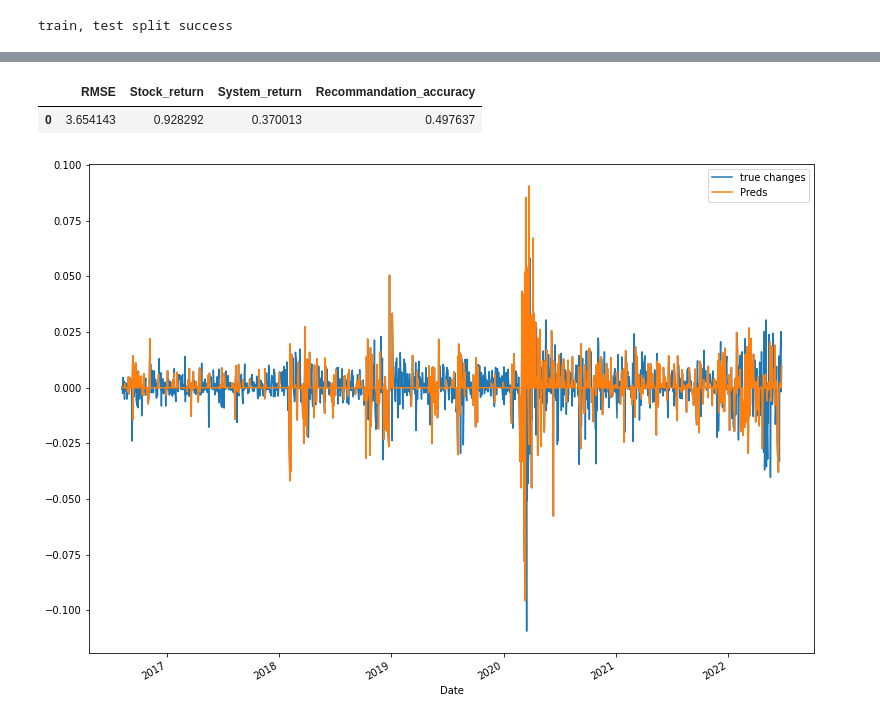
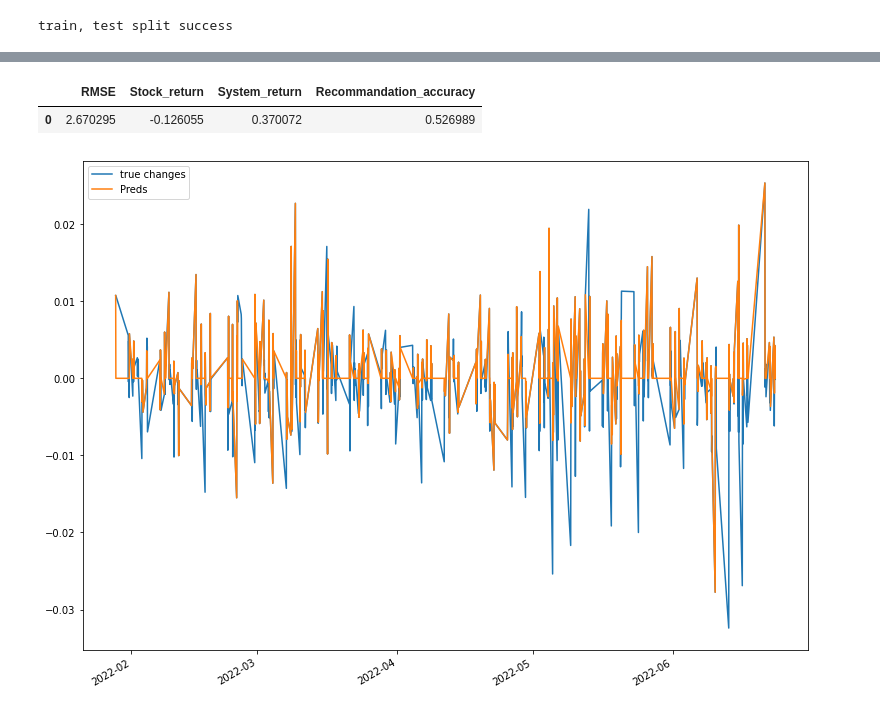
Before and after one commit to chriquidov/ITC-StockMarketPredictions, a Jupyter notebook: Exp_model_short_money_class.ipynb, the cells around one changed output, grey strips where cells are left out. Saved outputs shown, nothing was run; the diff lists cells and outputs as text; code cells hidden in the pictures.

Commit message:
Exp and average model

```diff
--- a/Exp_model_short_money_class.ipynb
+++ b/Exp_model_short_money_class.ipynb
@@ -14,13 +15,14 @@ import warnings
 warnings.filterwarnings('ignore')
 # %%
 class StockPrediction():
-    def __init__(self,stock_symbol="SPY",interval='1d'):
+    def __init__(self,stock_symbol="SPY",interval='1d',period='max'):
         """Initializes the class, creates the following arguments:
         stock_symbol: Ticker
         interval: period between any sample in the data
         df: downloaded data
 
         """
+        self.period=period
         self.stock_symbol = stock_symbol
         self.interval = interval
         self.df = self.download_ticker(self.stock_symbol,self.interval)
@@ -45,13 +47,14 @@ class StockPrediction():
             returned_cols: (list) default is Adj Close
             interval: one of 1m,2m,5m,15m,30m,60m,90m,1h,1d,5d,1wk,1mo,3mo, default is 1d
             returns: df with ticker data index is timeseries"""
-        return yf.download(ticker, interval=interval)
+        return yf.download(ticker, interval=interval,period=self.period)
 
     def train_test_split(self, col="Adj Close",diff=0, pct_change=False, train_size=.99):
         """Splits dataframe into train and test according to train_size"""
         self.d = diff
         self.original_price = col
         ind_split=int(np.floor(len(self.df.index)*train_size))
+        self.ind_split=ind_split
         # Train
         self.train= self.df.iloc[:ind_split][col] if self.d==0 else \
             (self.df.iloc[:ind_split][col].diff(self.d).dropna() if not pct_change else \
@@ -104,6 +107,10 @@ class StockPrediction():
         """Makes Unique prediction for the next period"""
         exp_model = SimpleExpSmoothing(self.df['Adj Close'],initialization_method='estmiated').fit()
         return pd.Series(exp_model.forecast())
+
+    def avg_predict_all(self,window=5):
+        """Makes predictions based on the average method, parameter window is the number of sample used for the prediction"""
+        self.avg_preds=self.df['Adj Close'].iloc[self.ind_split-window+1:].rolling(window=window).mean().dropna()
 
     def profiling(self,cols=["Adj Close"]):
         """Automatic EDA"""
@@ -175,6 +182,6 @@ class StockPrediction():
     def plot_pacf(self,col="Adj Close"):
         plot_pacf(self.df[col].diff().dropna())
 # %%
-spy=StockPrediction()
+spy=StockPrediction(interval='1h',period='2y')
 # %% [output]
 [*********************100%***********************]  1 of 1 completed
@@ -190,12 +209,15 @@ spy.test.iloc[-1]/spy.test.iloc[0]
 spy.exp_predict_all()
 # %%
 class Invest_shorten():
-    def __init__(self,true_adj_close,preds):
+    def __init__(self,true_adj_close,preds=None,pred_recs=None):
         """The class receives the true proces of the stock and the predictions of prices"""
         self.daily_table=pd.DataFrame() #Initializes the table
         self.daily_table['Adj_close']=true_adj_close #Adds the true prices
-        self.daily_table['preds']=preds #Adds predictions
-        self.daily_table['pred_rec']=(self.daily_table['Adj_close'].shift(1)<self.daily_table.preds).astype(int) # Makes recommandation based on predictions
+        if preds is not None:
+            self.daily_table['preds']=preds #Adds predictions
+            self.daily_table['pred_rec']=(self.daily_table['Adj_close'].shift(1)<self.daily_table.preds).astype(int) # Makes recommandation based on predictions
+        else:
+            self.daily_table['pred_rec']=pred_recs # Makes recommandation based on imput pred_recs
         self.daily_table['profit_day']=self.daily_table['Adj_close'].pct_change()  #Checks for stocks profit on this day
         self.daily_table['profit_pred']=np.select([self.daily_table.pred_rec==1,self.daily_table.pred_rec==0],[self.daily_table.profit_day,0])+1 #Constructs system profit based on stock profit and recommandation
         self.daily_table.iloc[0,-1]=self.daily_table['Adj_close'].iloc[0] #Initialises the initial money as initial stock price
@@ -216,9 +238,9 @@ class Invest_shorten():
 
     def make_summary_table(self):
         summary=pd.DataFrame()
-        summary['RMSE']=[mean_squared_error(self.daily_table.Adj_close,self.daily_table.preds,squared=False)]
+        summary['RMSE']=[mean_squared_error(self.daily_table.Adj_close,self.daily_table.preds,squared=False) if 'preds' in self.daily_table.columns else None ]
         summary['Stock_return']=[(self.daily_table.Adj_close.iloc[-1]/self.daily_table.Adj_close.iloc[0])-1]
         summary['System_return']=[(self.daily_table.money_end_day.iloc[-1]/self.daily_table.money_end_day[0])-1]
-        true_recommandations=(self.daily_table['Adj_close'].shift(1)<self.daily_table['Adj_close']).astype(int)
-        summary['Recommandation_accuracy']=[accuracy_score(true_recommandations,self.daily_table.pred_rec)]
+        self.true_recommandations=(self.daily_table['Adj_close'].shift(1)<self.daily_table['Adj_close']).astype(int)
+        summary['Recommandation_accuracy']=[accuracy_score(self.true_recommandations,self.daily_table.pred_rec)]
         return summary
@@ -242,12 +283,12 @@ spy.baseline_predict_all()
 # %%
-money_baseline=Invest_shorten(spy.test,spy.baseline_pred)
+money_avg=Invest_shorten(spy.test,spy.avg_preds)
 # %%
-money_baseline.make_summary_table()
+money_avg.make_summary_table()
 # %% [output]
 |  | RMSE | Stock_return | System_return | Recommandation_accuracy |
-| 0 | 3.654143 | 0.928292 | 0.370013 | 0.497637 |
+| 0 | 2.670295 | -0.126055 | 0.370072 | 0.526989 |
 # %%
-money_baseline.plot_daily_pct_change()
+money_avg.plot_daily_pct_change()
 # %% [output]
-[figure, old version]
+[figure, new version]
 # %%
```
Also changed, not shown: parts of 19 cells of this notebook.
